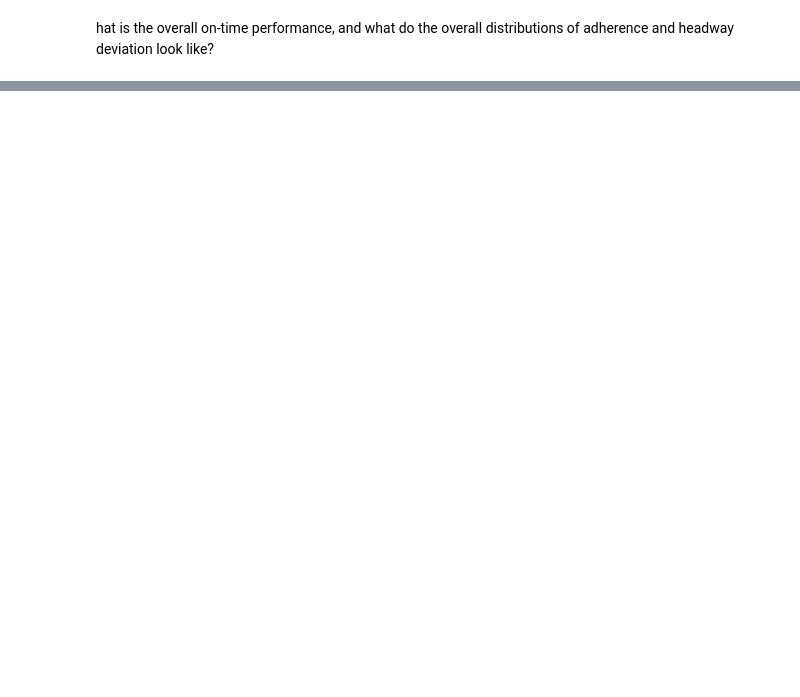
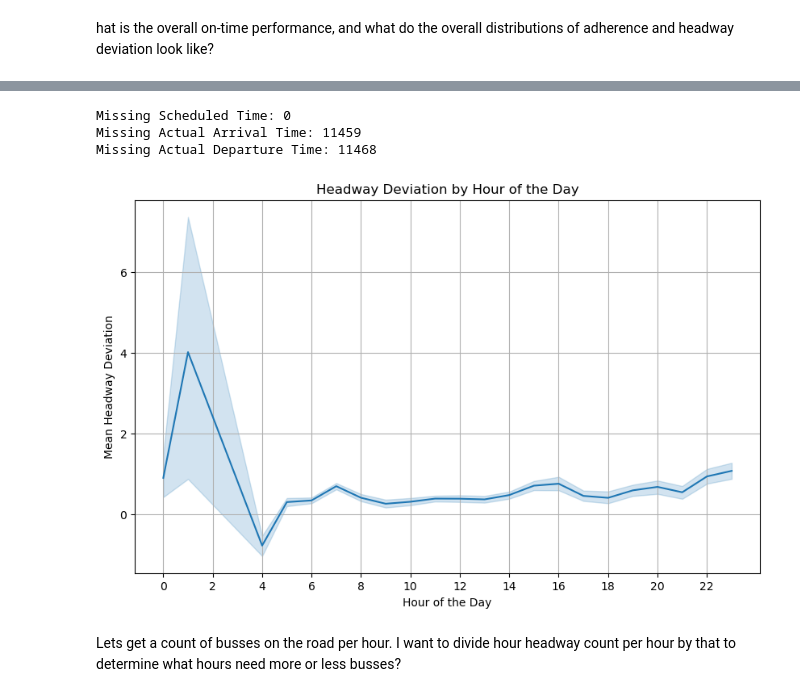
Before and after one commit to NSS-Data-Analytics-Cohort-12/wego-python-da12-pumpkin-py-latte, a Jupyter notebook: notebooks/garwegopumppylatte.ipynb, the cells around one changed output, grey strips where cells are left out. Drawn from its saved outputs; the diff is of its cells as text; code cells hidden in the pictures; blank space fills up the shorter version.

```diff
--- a/notebooks/garwegopumppylatte.ipynb
+++ b/notebooks/garwegopumppylatte.ipynb
@@ -119,0 +100,11 @@ When doe bus drivers shifts begin or end? do they get breaks? are good outcomes
+# %%
+# Convert SCHEDULED_TIME, ACTUAL_ARRIVAL_TIME, and ACTUAL_DEPARTURE_TIME to datetime using the default format
+wego['SCHEDULED_TIME'] = pd.to_datetime(wego['SCHEDULED_TIME'], errors='coerce')
+wego['ACTUAL_ARRIVAL_TIME'] = pd.to_datetime(wego['ACTUAL_ARRIVAL_TIME'], errors='coerce')
+wego['ACTUAL_DEPARTURE_TIME'] = pd.to_datetime(wego['ACTUAL_DEPARTURE_TIME'], errors='coerce')
+
+# After converting, let's extract the hour from ACTUAL_DEPARTURE_TIME for analysis
+wego['HOUR_OF_DAY'] = wego['ACTUAL_DEPARTURE_TIME'].dt.hour
+
+# Check to see if the conversion worked and hours were extracted
+print(wego[['SCHEDULED_TIME', 'ACTUAL_ARRIVAL_TIME', 'ACTUAL_DEPARTURE_TIME', 'HOUR_OF_DAY']].head())
@@ -119,0 +174,40 @@ When doe bus drivers shifts begin or end? do they get breaks? are good outcomes
+# %%
+# Check for null or malformed values
+missing_scheduled = wego['SCHEDULED_TIME'].isnull().sum()
+missing_arrival = wego['ACTUAL_ARRIVAL_TIME'].isnull().sum()
+missing_departure = wego['ACTUAL_DEPARTURE_TIME'].isnull().sum()
+
+print(f"Missing Scheduled Time: {missing_scheduled}")
+print(f"Missing Actual Arrival Time: {missing_arrival}")
+print(f"Missing Actual Departure Time: {missing_departure}")
+# %% [output]
+Missing Scheduled Time: 0
+Missing Actual Arrival Time: 11459
+Missing Actual Departure Time: 11468
+# %%
+import matplotlib.pyplot as plt
+import seaborn as sns
+
+
+# 1. Headway Deviation by Hour of the Day
+plt.figure(figsize=(10, 6))
+sns.lineplot(x=wego['HOUR_OF_DAY'], y=wego['HDWY_DEV'])
+plt.title("Headway Deviation by Hour of the Day")
+plt.xlabel("Hour of the Day")
+plt.ylabel("Mean Headway Deviation")
+plt.xticks(range(0, 24, 2))  # Show every other hour
+plt.grid(True)
+plt.show()
+
+# 2. On-Time Performance by Hour of the Day (Stacked Bar Plot)
+on_time_data_by_hour = wego[['HOUR_OF_DAY', 'ADJUSTED_ONTIME_COUNT', 'ADJUSTED_LATE_COUNT', 'ADJUSTED_EARLY_COUNT']]
+on_time_data_by_hour.set_index('HOUR_OF_DAY', inplace=True)
+on_time_data_by_hour.plot(kind='bar', stacked=True, figsize=(10, 6))
+plt.title("On-Time Performance by Hour of the Day")
+plt.xlabel("Hour of the Day")
+plt.ylabel("Count")
+plt.xticks(rotation=45)
+plt.grid(True)
+plt.show()
+# %% [output]
+[figure, added]
@@ -119,0 +227,2 @@ When doe bus drivers shifts begin or end? do they get breaks? are good outcomes
+# %% [markdown]
+Lets get a count of busses on the road per hour. I want to divide hour headway count per hour by that to determine what hours need more or less busses?
```
Also changed, not shown: parts of 35 cells of this notebook.
